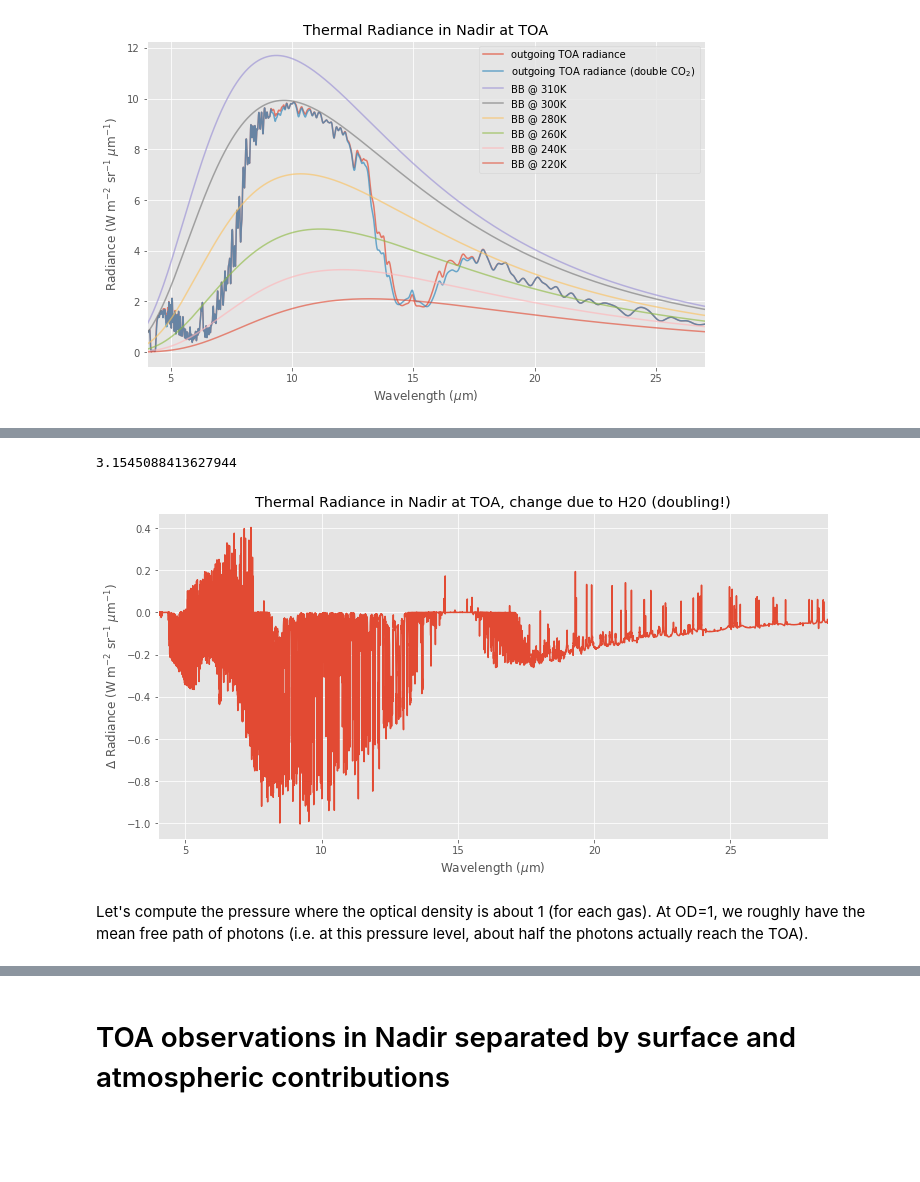
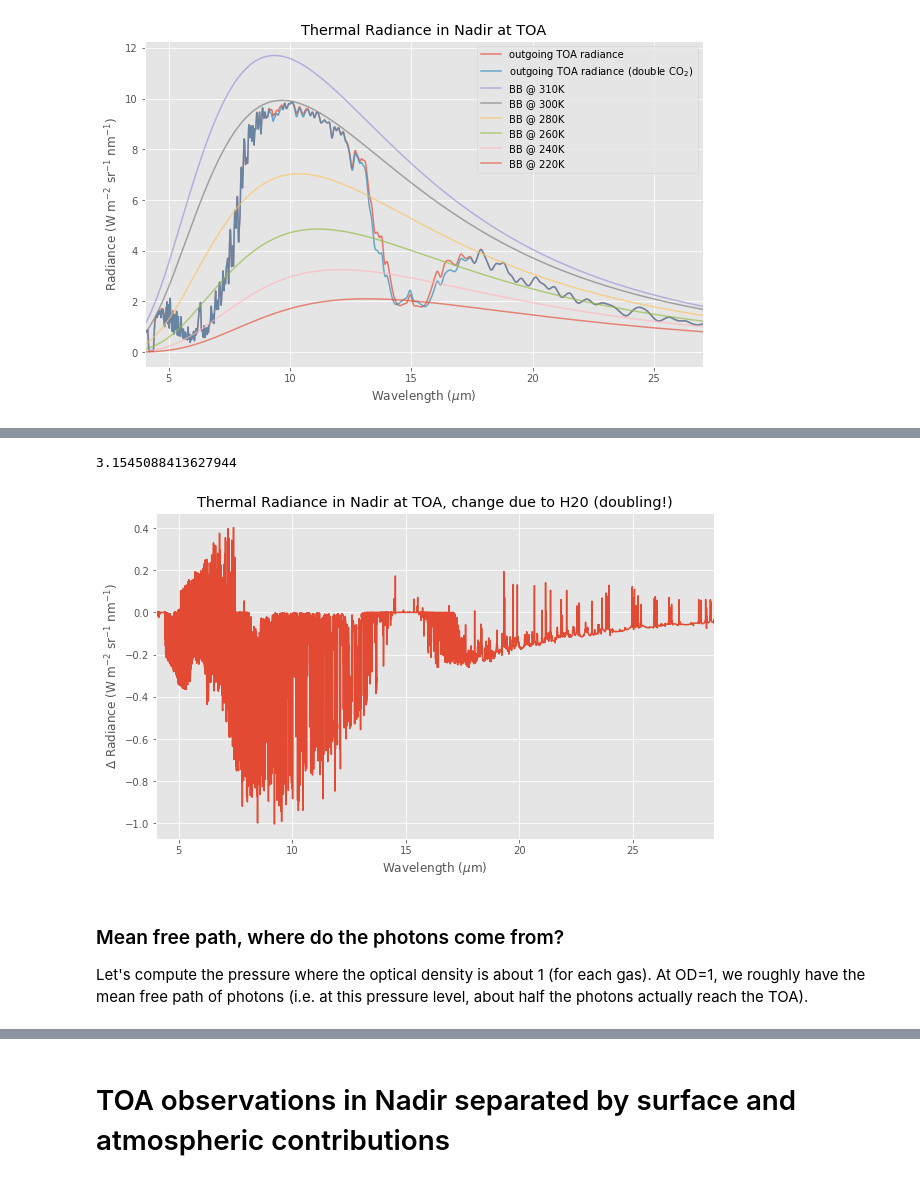
Before and after one commit to cfranken/ESE156, a Jupyter notebook: Week6/ESE156_ThermalRadiation.ipynb, the cells around one changed output, grey strips where cells are left out. Drawn from its saved outputs; the diff is of its cells as text; code cells hidden in the pictures; blank space fills up the shorter version.

```diff
--- a/Week6/ESE156_ThermalRadiation.ipynb
+++ b/Week6/ESE156_ThermalRadiation.ipynb
@@ -377,14 +377,15 @@ print(np.sum((TOA_dCH4[1:]-TOA[1:])*dwl))
 # %%
 TOA_dH20 = np.sum(R_dH2O,axis=1)+R_surfDH2O
 plt.plot(wl_nu*1e6,TOA_dH20-TOA,label='$\Delta$ in outgoing TOA radiance for CO2 doubling')
 plt.xlabel('Wavelength ($\mu$m)')
-plt.ylabel('$\Delta$ Radiance (W m$^{-2}$ sr$^{-1}$ $\mu$m$^{-1}$)')
+plt.ylabel('$\Delta$ Radiance (W m$^{-2}$ sr$^{-1}$ nm$^{-1}$)')
 plt.xlim((wl_nu[-1]*1e6,wl_nu[0]*1e6))
 plt.title('Thermal Radiance in Nadir at TOA, change due to H20 (doubling!)')
 print(np.sum((TOA_dH20[1:]-TOA[1:])*dwl))
 # %% [output]
 3.1545088413627944
-[figure, old version]
+[figure, new version]
 # %% [markdown]
+### Mean free path, where do the photons come from?
 Let's compute the pressure where the optical density is about 1 (for each gas). At OD=1, we roughly have the mean free path of photons (i.e. at this pressure level, about half the photons actually reach the TOA).
 # %%
```
Also changed, not shown: parts of 15 cells of this notebook.
